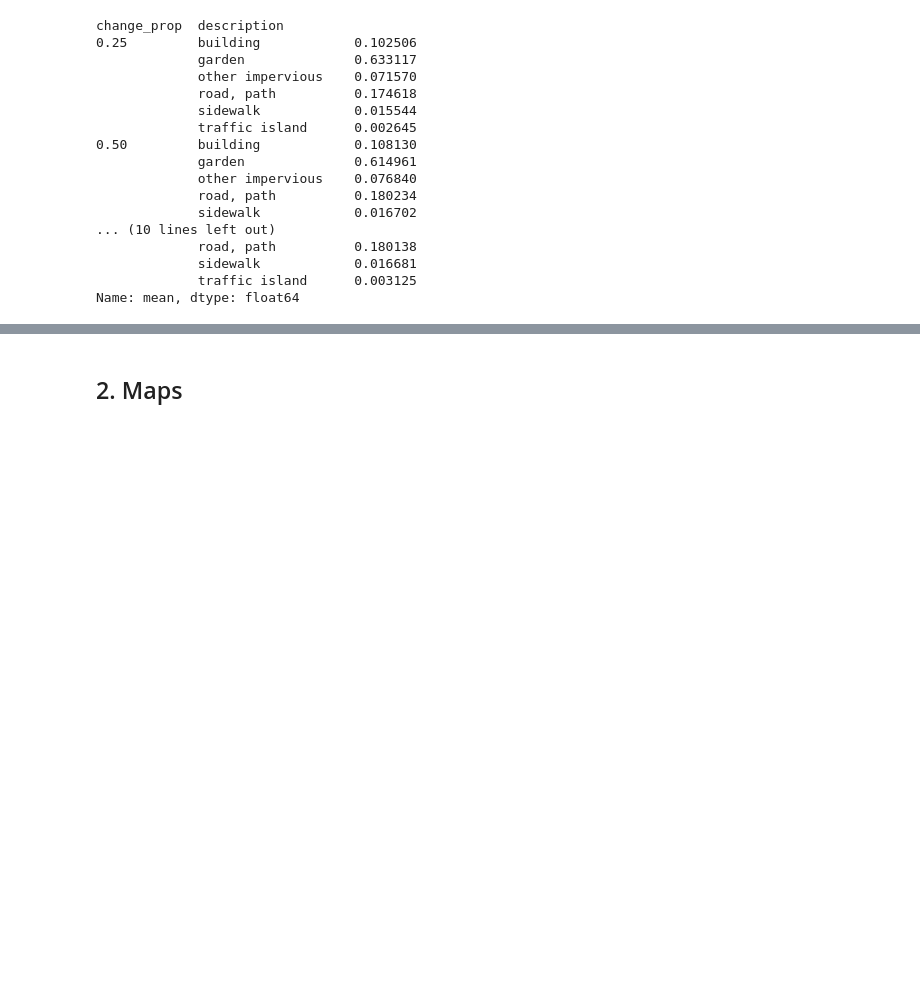
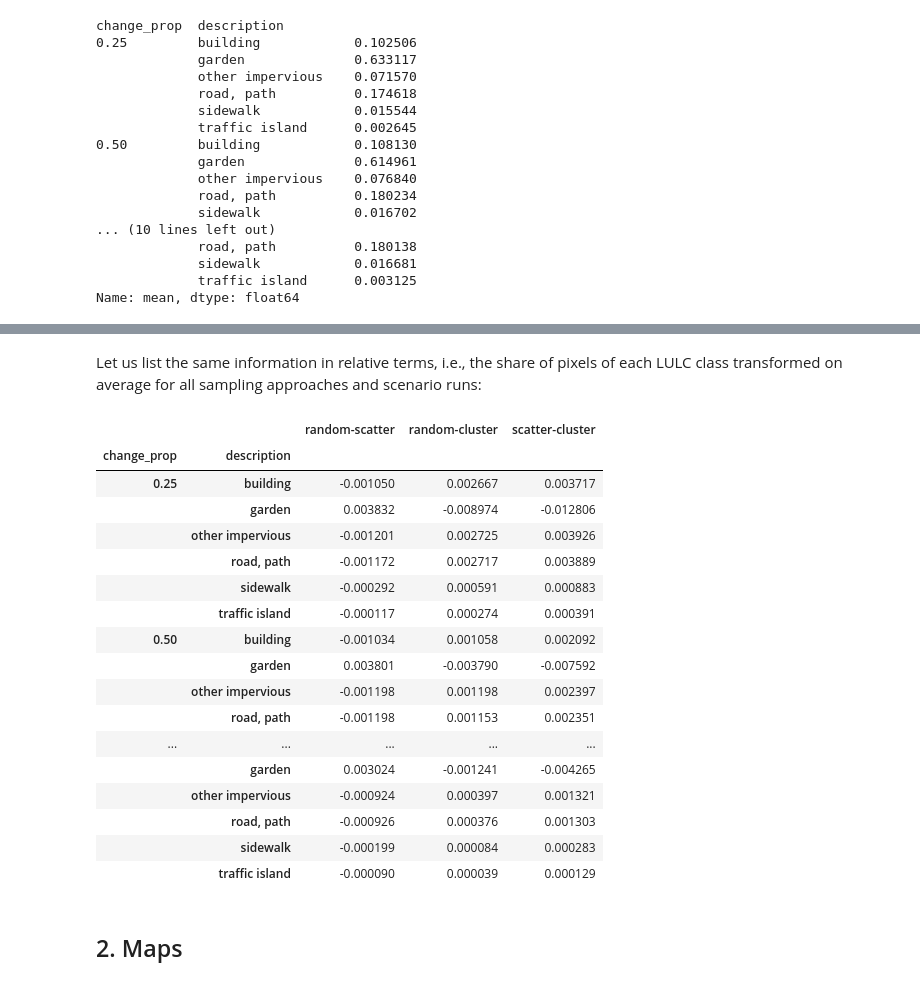
Before and after one commit to martibosch/lausanne-greening-scenarios, a Jupyter notebook: notebooks/scenarios.ipynb, the cells around one changed output, grey strips where cells are left out. Saved outputs shown, nothing was run; the diff lists cells and outputs as text; code cells hidden in the pictures; blank space fills up the shorter version.

```diff
--- a/notebooks/scenarios.ipynb
+++ b/notebooks/scenarios.ipynb
@@ -131,3 +186,29 @@ Name: mean, dtype: float64
+# %% [markdown]
+Let us list the same information in relative terms, i.e., the share of pixels of each LULC class transformed on average for all sampling approaches and scenario runs:
+# %%
+utils.get_relative_comparison_df(comparison_df,
+                                 groupby,
+                                 'num_pixels',
+                                 by_group_totals=True)
+# %% [output]
+|  |  | random-scatter | random-cluster | scatter-cluster |
+| change_prop | description |  |  |  |
+| 0.25 | building | -0.001050 | 0.002667 | 0.003717 |
+|  | garden | 0.003832 | -0.008974 | -0.012806 |
+|  | other impervious | -0.001201 | 0.002725 | 0.003926 |
+|  | road, path | -0.001172 | 0.002717 | 0.003889 |
+|  | sidewalk | -0.000292 | 0.000591 | 0.000883 |
+|  | traffic island | -0.000117 | 0.000274 | 0.000391 |
+| 0.50 | building | -0.001034 | 0.001058 | 0.002092 |
+|  | garden | 0.003801 | -0.003790 | -0.007592 |
+|  | other impervious | -0.001198 | 0.001198 | 0.002397 |
+|  | road, path | -0.001198 | 0.001153 | 0.002351 |
+| ... | ... | ... | ... | ... |
+|  | garden | 0.003024 | -0.001241 | -0.004265 |
+|  | other impervious | -0.000924 | 0.000397 | 0.001321 |
+|  | road, path | -0.000926 | 0.000376 | 0.001303 |
+|  | sidewalk | -0.000199 | 0.000084 | 0.000283 |
+|  | traffic island | -0.000090 | 0.000039 | 0.000129 |
 # %% [markdown]
 ## 2. Maps
 # %%
```
Also changed, not shown: parts of 19 cells of this notebook, 17 other files.
